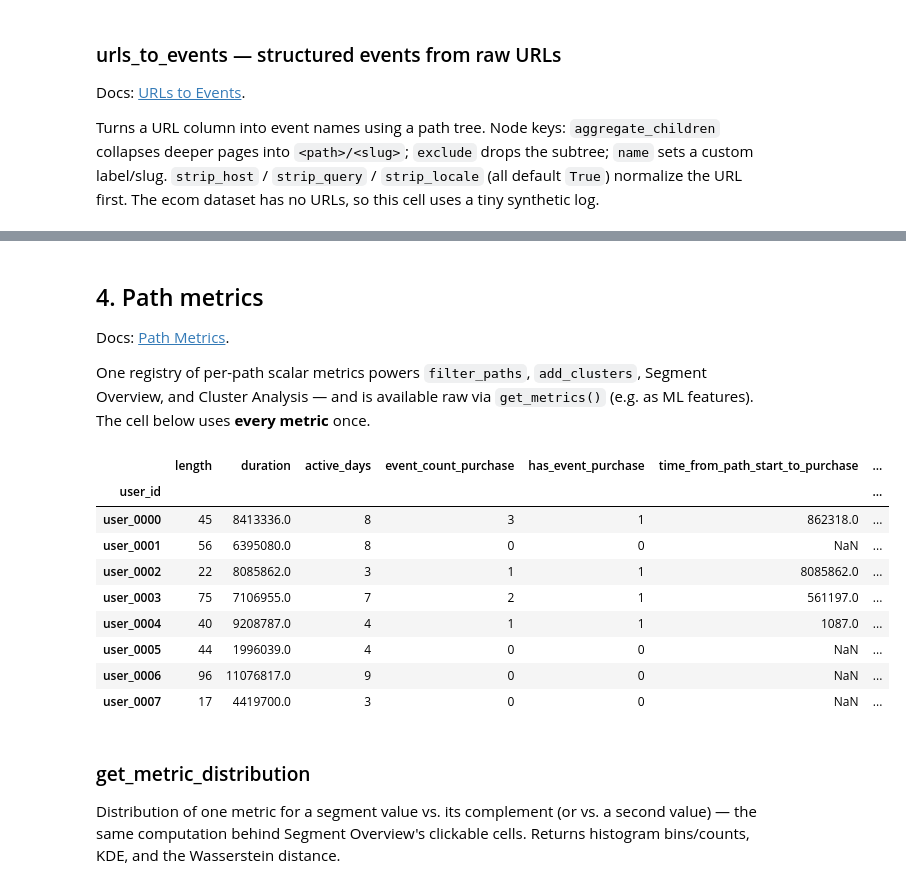
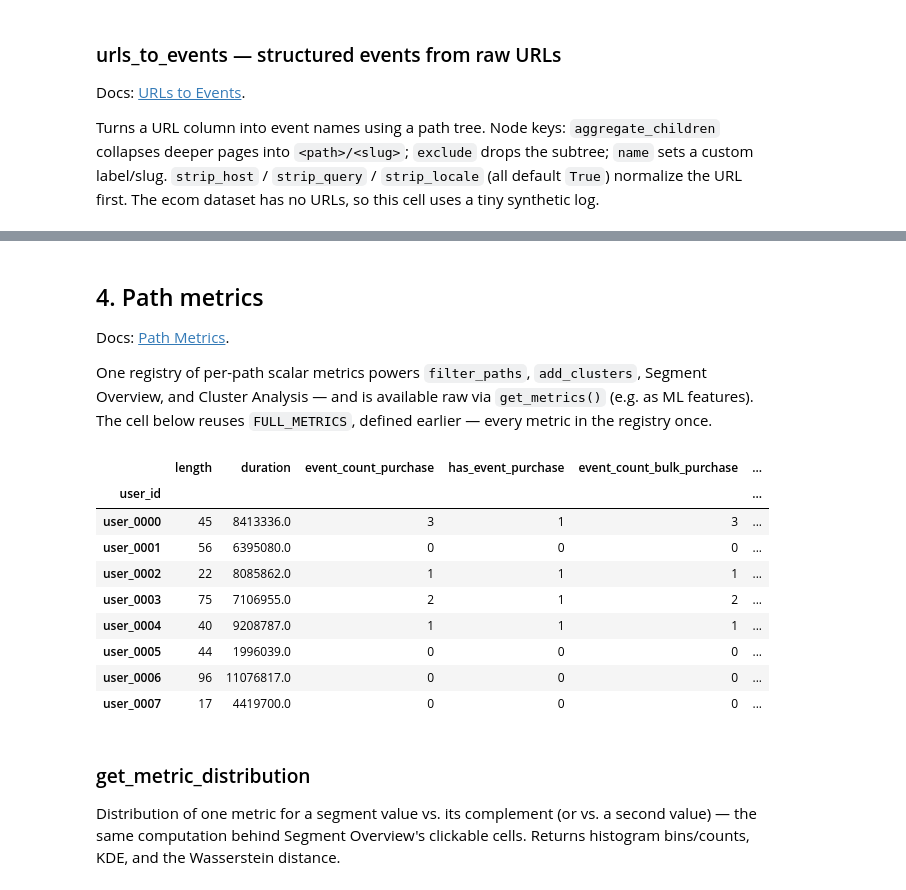
Before and after one commit to retentioneering/retentioneering-tools, a Jupyter notebook: notebooks/api_showcase.ipynb, the cells around one changed output, grey strips where cells are left out. Saved outputs shown, nothing was run; the diff lists cells and outputs as text; code cells hidden in the pictures.

```diff
--- a/notebooks/api_showcase.ipynb
+++ b/notebooks/api_showcase.ipynb
@@ -722,7 +830,7 @@ clustered = stream.add_clusters(
     features=[
         {"metric": "length"},
         {
-            "metric": "event_count",
+            "metric": "event_count_bulk",
             "metric_args": {"events": ["purchase", "add_to_cart", "search"]},
         },
     ],
@@ -1169,52 +1287,21 @@ res.to_dataframe()
 
 Docs: [Path Metrics](https://retentioneering.com/docs/path-metrics).
 
-One registry of per-path scalar metrics powers `filter_paths`, `add_clusters`, Segment Overview, and Cluster Analysis — and is available raw via `get_metrics()` (e.g. as ML features). The cell below uses **every metric** once.
+One registry of per-path scalar metrics powers `filter_paths`, `add_clusters`, Segment Overview, and Cluster Analysis — and is available raw via `get_metrics()` (e.g. as ML features). The cell below reuses `FULL_METRICS`, defined earlier — every metric in the registry once.
 # %%
-metrics = stream.get_metrics(
-    [
-        {"metric": "length"},  # events per path
-        {"metric": "duration"},  # seconds, first to last event
-        {"metric": "active_days"},  # distinct active calendar days
-        {
-            "metric": "event_count",
-            "metric_args": {"events": "purchase"},
-        },  # occurrences of an event
-        {"metric": "has_event", "metric_args": {"events": "purchase"}},  # 0/1 presence
-        {
-            "metric": "time_between",
-            "metric_args": {
-                "start_event": "path_start",  # seconds between two anchors
-                "end_event": "purchase",
-            },
-        },
-        {"metric": "first_event_time"},  # unix ts of the first event
-        {
-            "metric": "matches_pattern",
-            "metric_args": {"pattern": "add_to_cart->.*->purchase"},
-        },
-        {
-            "metric": "in_segment",
-            "metric_args": {
-                "segment_name": "user_lifecycle",
-                "segment_value": "loyal",
-                "mode": "any",
-            },
-        },
-    ]
-)
+metrics = stream.get_metrics(FULL_METRICS)
 metrics.head(8)
 # %% [output]
-|  | length | duration | active_days | event_count_purchase | has_event_purchase | time_from_path_start_to_purchase | ... |
-| user_id |  |  |  |  |  |  | ... |
-| user_0000 | 45 | 8413336.0 | 8 | 3 | 1 | 862318.0 | ... |
-| user_0001 | 56 | 6395080.0 | 8 | 0 | 0 | NaN | ... |
-| user_0002 | 22 | 8085862.0 | 3 | 1 | 1 | 8085862.0 | ... |
-| user_0003 | 75 | 7106955.0 | 7 | 2 | 1 | 561197.0 | ... |
-| user_0004 | 40 | 9208787.0 | 4 | 1 | 1 | 1087.0 | ... |
-| user_0005 | 44 | 1996039.0 | 4 | 0 | 0 | NaN | ... |
-| user_0006 | 96 | 11076817.0 | 9 | 0 | 0 | NaN | ... |
-| user_0007 | 17 | 4419700.0 | 3 | 0 | 0 | NaN | ... |
+|  | length | duration | event_count_purchase | has_event_purchase | event_count_bulk_purchase | ... |
+| user_id |  |  |  |  |  | ... |
+| user_0000 | 45 | 8413336.0 | 3 | 1 | 3 | ... |
+| user_0001 | 56 | 6395080.0 | 0 | 0 | 0 | ... |
+| user_0002 | 22 | 8085862.0 | 1 | 1 | 1 | ... |
+| user_0003 | 75 | 7106955.0 | 2 | 1 | 2 | ... |
+| user_0004 | 40 | 9208787.0 | 1 | 1 | 1 | ... |
+| user_0005 | 44 | 1996039.0 | 0 | 0 | 0 | ... |
+| user_0006 | 96 | 11076817.0 | 0 | 0 | 0 | ... |
+| user_0007 | 17 | 4419700.0 | 0 | 0 | 0 | ... |
 # %% [markdown]
 ### get_metric_distribution
 
```
Also changed, not shown: parts of 30 cells of this notebook.
